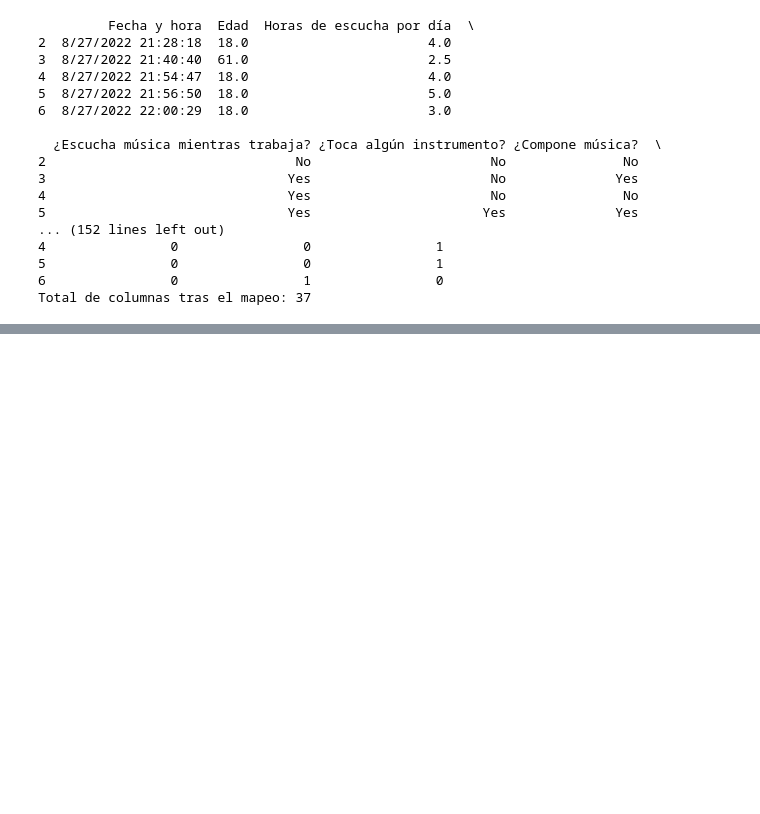
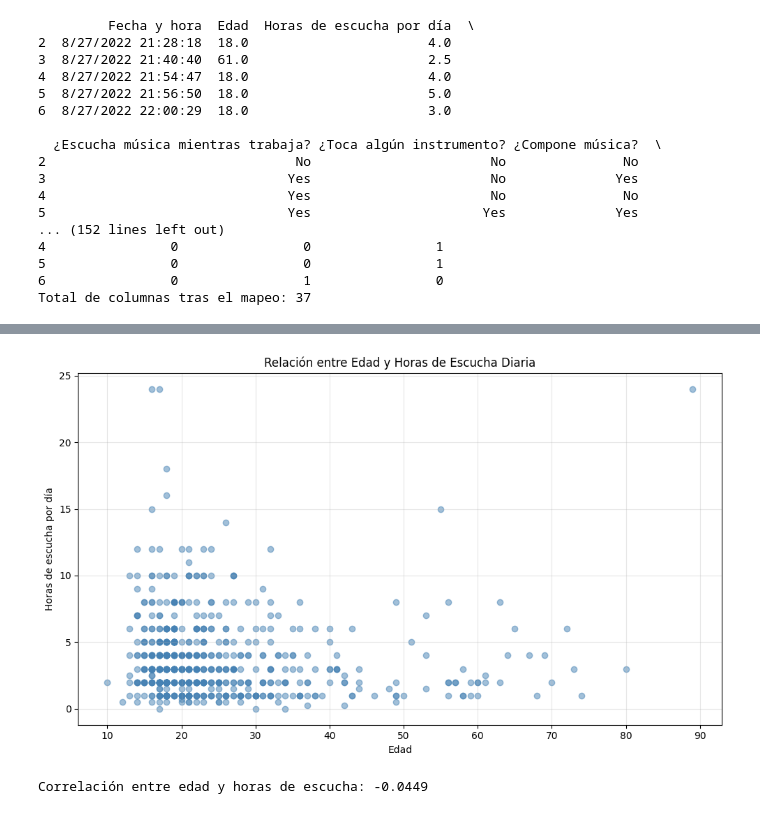
Before and after one commit to masolopa/MINERIADEDATOS, a Jupyter notebook: EV2.ipynb, the cells around one changed output, grey strips where cells are left out. Drawn from its saved outputs; the diff is of its cells as text; code cells hidden in the pictures; blank space fills up the shorter version.

```diff
--- a/EV2.ipynb
+++ b/EV2.ipynb
@@ -904,0 +532,17 @@ sns.heatmap(df2[cnum_df2].corr(), vmin=-1 , vmax=+1, annot=True, cmap="coolwarm"
+# %%
+# Relación entre edad y horas de escucha diaria
+plt.figure(figsize=(10, 6))
+plt.scatter(df['Edad'], df['Horas de escucha por día'], alpha=0.5, color='steelblue')
+plt.xlabel('Edad')
+plt.ylabel('Horas de escucha por día')
+plt.title('Relación entre Edad y Horas de Escucha Diaria')
+plt.grid(True, alpha=0.3)
+plt.tight_layout()
+plt.show()
+
+# Calcular correlación
+corr_edad_horas = df['Edad'].corr(df['Horas de escucha por día'])
+print(f"Correlación entre edad y horas de escucha: {corr_edad_horas:.4f}")
+# %% [output]
+[figure, added]
+Correlación entre edad y horas de escucha: -0.0449
```
Also changed, not shown: parts of 87 cells of this notebook.
